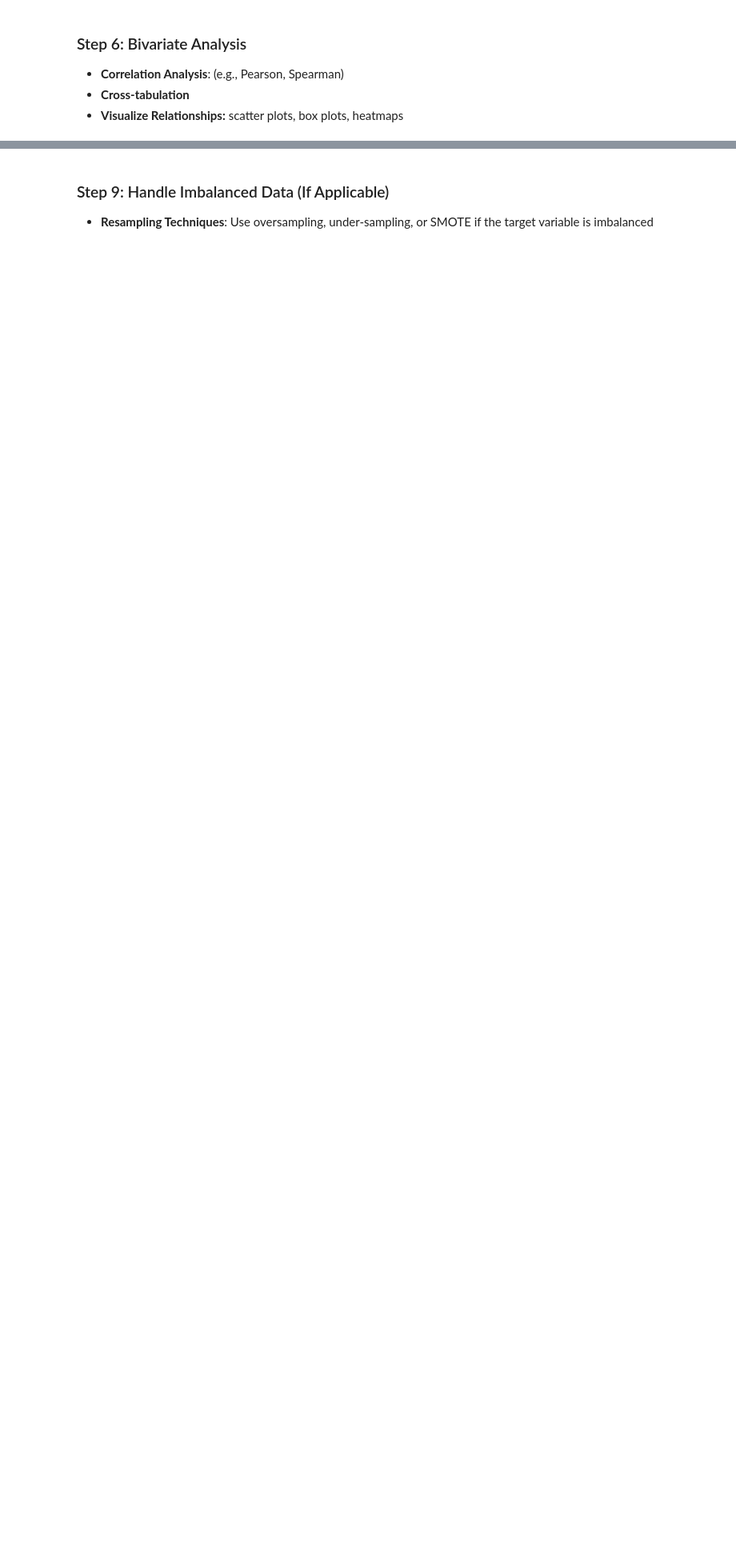
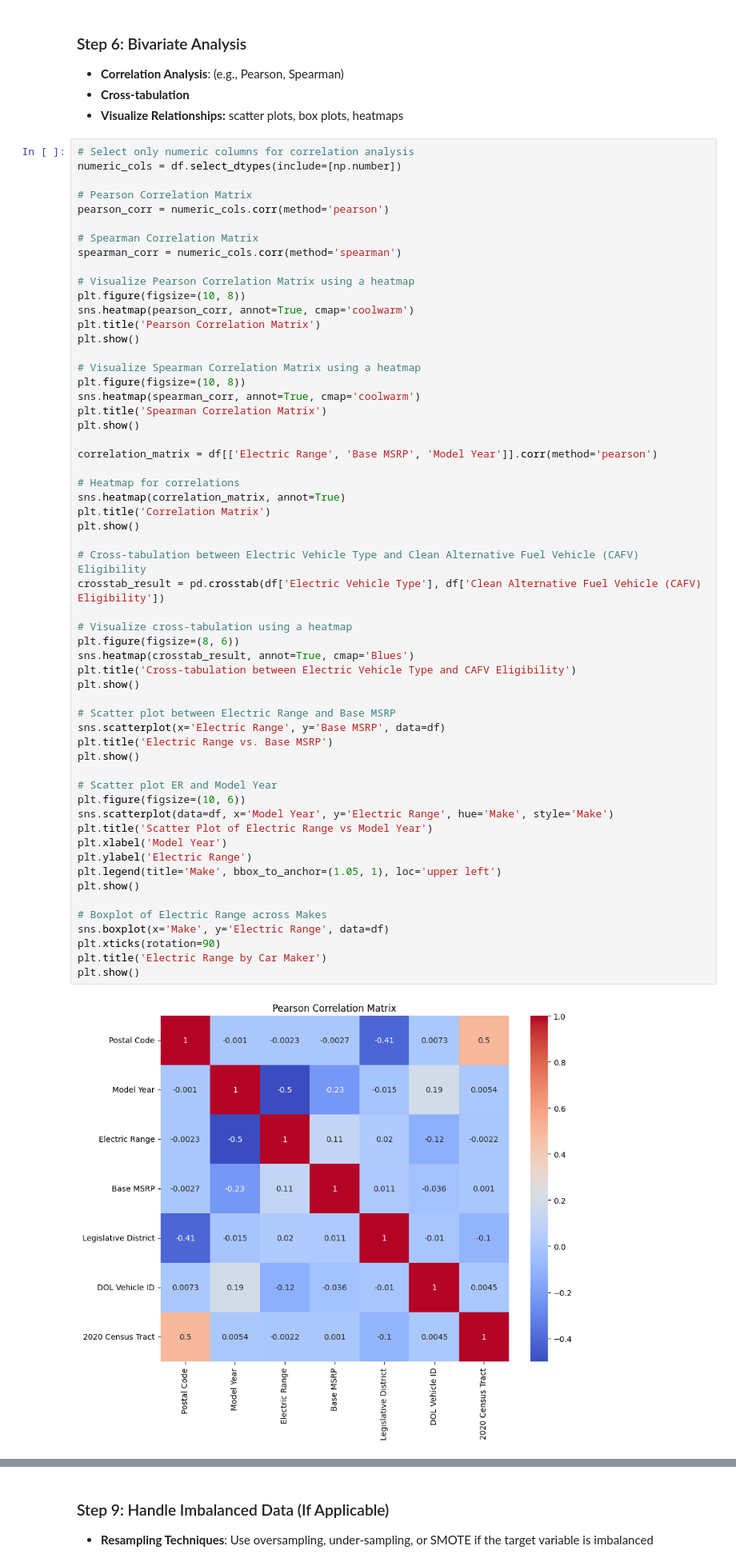
Before and after one commit to torrwill/cs_660_ev_eda, a Jupyter notebook: EV_EDA_WA.ipynb, the cells around one changed output, grey strips where cells are left out. Shown at 80% size. Saved outputs shown, nothing was run; the diff lists cells and outputs as text; blank space fills up the shorter version.

```diff
--- a/EV_EDA_WA.ipynb
+++ b/EV_EDA_WA.ipynb
@@ -51,3 +275,62 @@ Exploratory Data Analysis (EDA) is essential for understanding, cleaning, and pr
 - **Correlation Analysis**: (e.g., Pearson, Spearman)
 - **Cross-tabulation**
 - **Visualize Relationships:** scatter plots, box plots, heatmaps
+# %%
+# Select only numeric columns for correlation analysis
+numeric_cols = df.select_dtypes(include=[np.number])
+
+# Pearson Correlation Matrix
+pearson_corr = numeric_cols.corr(method='pearson')
+
+# Spearman Correlation Matrix
+spearman_corr = numeric_cols.corr(method='spearman')
+
+# Visualize Pearson Correlation Matrix using a heatmap
+plt.figure(figsize=(10, 8))
+sns.heatmap(pearson_corr, annot=True, cmap='coolwarm')
+plt.title('Pearson Correlation Matrix')
+plt.show()
+
+# Visualize Spearman Correlation Matrix using a heatmap
+plt.figure(figsize=(10, 8))
+sns.heatmap(spearman_corr, annot=True, cmap='coolwarm')
+plt.title('Spearman Correlation Matrix')
+plt.show()
+
+correlation_matrix = df[['Electric Range', 'Base MSRP', 'Model Year']].corr(method='pearson')
+
+# Heatmap for correlations
+sns.heatmap(correlation_matrix, annot=True)
+plt.title('Correlation Matrix')
+plt.show()
+
+# Cross-tabulation between Electric Vehicle Type and Clean Alternative Fuel Vehicle (CAFV) Eligibility
+crosstab_result = pd.crosstab(df['Electric Vehicle Type'], df['Clean Alternative Fuel Vehicle (CAFV) Eligibility'])
+
+# Visualize cross-tabulation using a heatmap
+plt.figure(figsize=(8, 6))
+sns.heatmap(crosstab_result, annot=True, cmap='Blues')
+plt.title('Cross-tabulation between Electric Vehicle Type and CAFV Eligibility')
+plt.show()
+
+# Scatter plot between Electric Range and Base MSRP
+sns.scatterplot(x='Electric Range', y='Base MSRP', data=df)
+plt.title('Electric Range vs. Base MSRP')
+plt.show()
+
+# Scatter plot ER and Model Year
+plt.figure(figsize=(10, 6))
+sns.scatterplot(data=df, x='Model Year', y='Electric Range', hue='Make', style='Make')
+plt.title('Scatter Plot of Electric Range vs Model Year')
+plt.xlabel('Model Year')
+plt.ylabel('Electric Range')
+plt.legend(title='Make', bbox_to_anchor=(1.05, 1), loc='upper left')
+plt.show()
+
+# Boxplot of Electric Range across Makes
+sns.boxplot(x='Make', y='Electric Range', data=df)
+plt.xticks(rotation=90)
+plt.title('Electric Range by Car Maker')
+plt.show()
+# %% [output]
+[figure, added]
```
Also changed, not shown: parts of 19 cells of this notebook, 1 other file.
